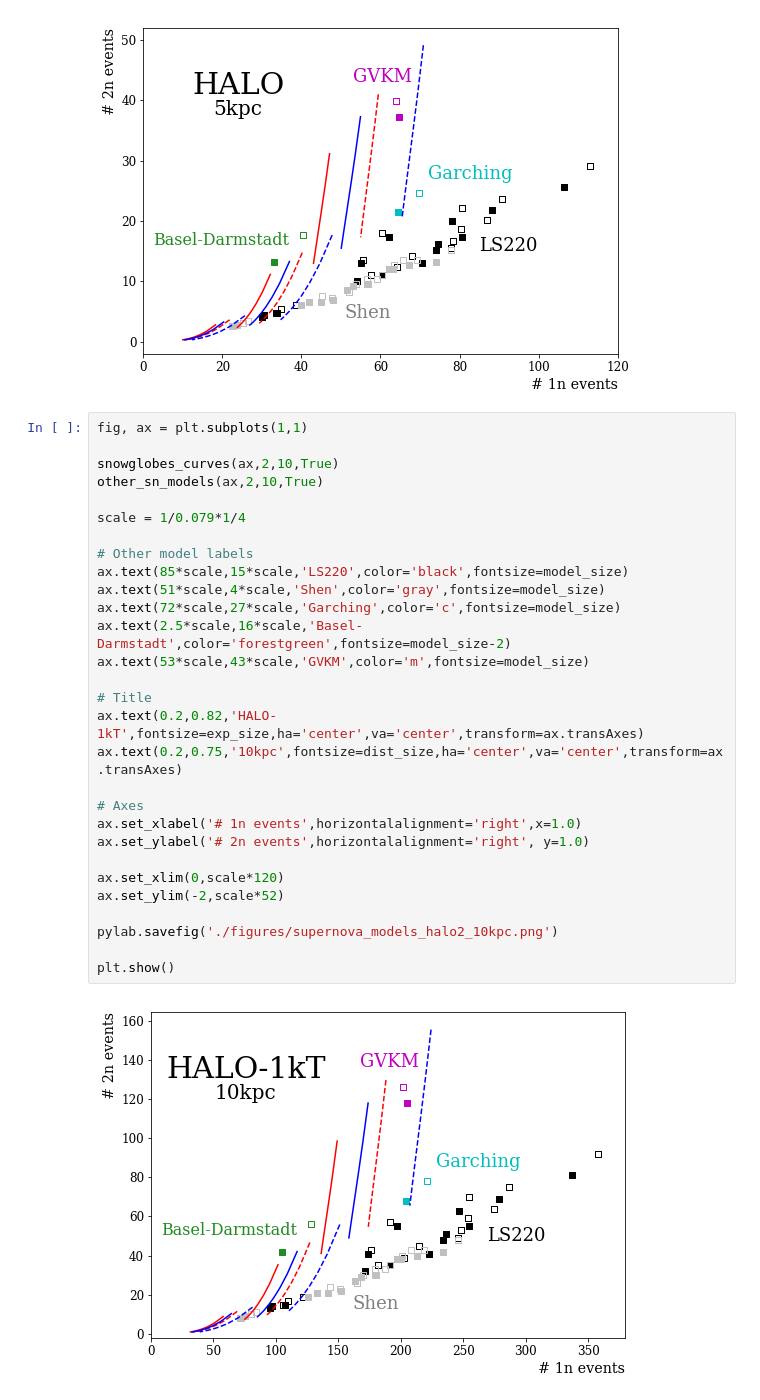
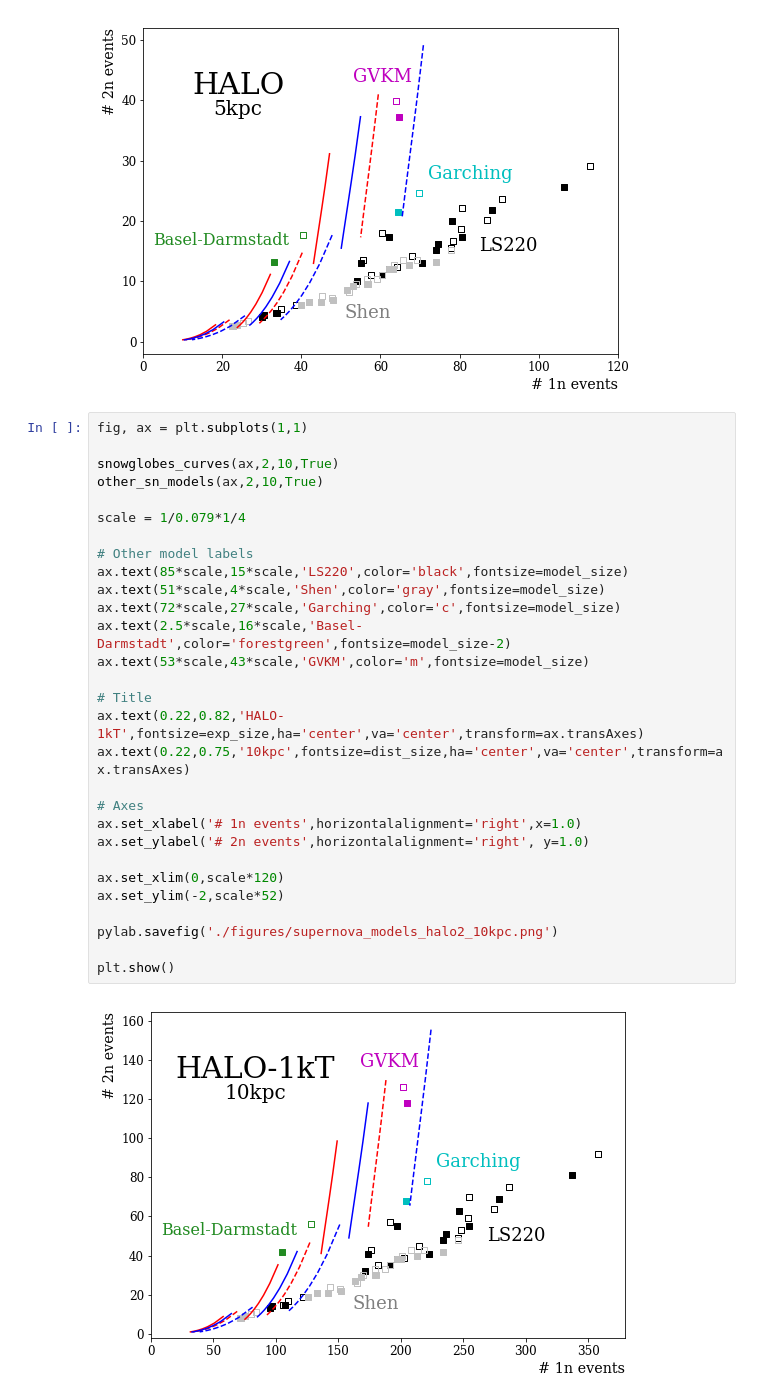
Before and after one commit to jfcrenshaw/halo, a Jupyter notebook: supernova_model_plot.ipynb, the cells around one changed output. Drawn from its saved outputs; the diff is of its cells as text.

```diff
--- a/supernova_model_plot.ipynb
+++ b/supernova_model_plot.ipynb
@@ -52,31 +52,31 @@ plt.show()
 # %%
 fig, ax = plt.subplots(1,1)
 
 snowglobes_curves(ax,2,10,True)
 other_sn_models(ax,2,10,True)
 
 scale = 1/0.079*1/4
 
 # Other model labels
 ax.text(85*scale,15*scale,'LS220',color='black',fontsize=model_size)
 ax.text(51*scale,4*scale,'Shen',color='gray',fontsize=model_size)
 ax.text(72*scale,27*scale,'Garching',color='c',fontsize=model_size)
 ax.text(2.5*scale,16*scale,'Basel-Darmstadt',color='forestgreen',fontsize=model_size-2)
 ax.text(53*scale,43*scale,'GVKM',color='m',fontsize=model_size)
 
 # Title
-ax.text(0.2,0.82,'HALO-1kT',fontsize=exp_size,ha='center',va='center',transform=ax.transAxes)
-ax.text(0.2,0.75,'10kpc',fontsize=dist_size,ha='center',va='center',transform=ax.transAxes)
+ax.text(0.22,0.82,'HALO-1kT',fontsize=exp_size,ha='center',va='center',transform=ax.transAxes)
+ax.text(0.22,0.75,'10kpc',fontsize=dist_size,ha='center',va='center',transform=ax.transAxes)
 
 # Axes
 ax.set_xlabel('# 1n events',horizontalalignment='right',x=1.0)
 ax.set_ylabel('# 2n events',horizontalalignment='right', y=1.0)
 
 ax.set_xlim(0,scale*120)
 ax.set_ylim(-2,scale*52)
 
 pylab.savefig('./figures/supernova_models_halo2_10kpc.png')
 
 plt.show()
 # %% [output]
-[figure, old version]
+[figure, new version]
```
Also changed, not shown: 6 other files.
